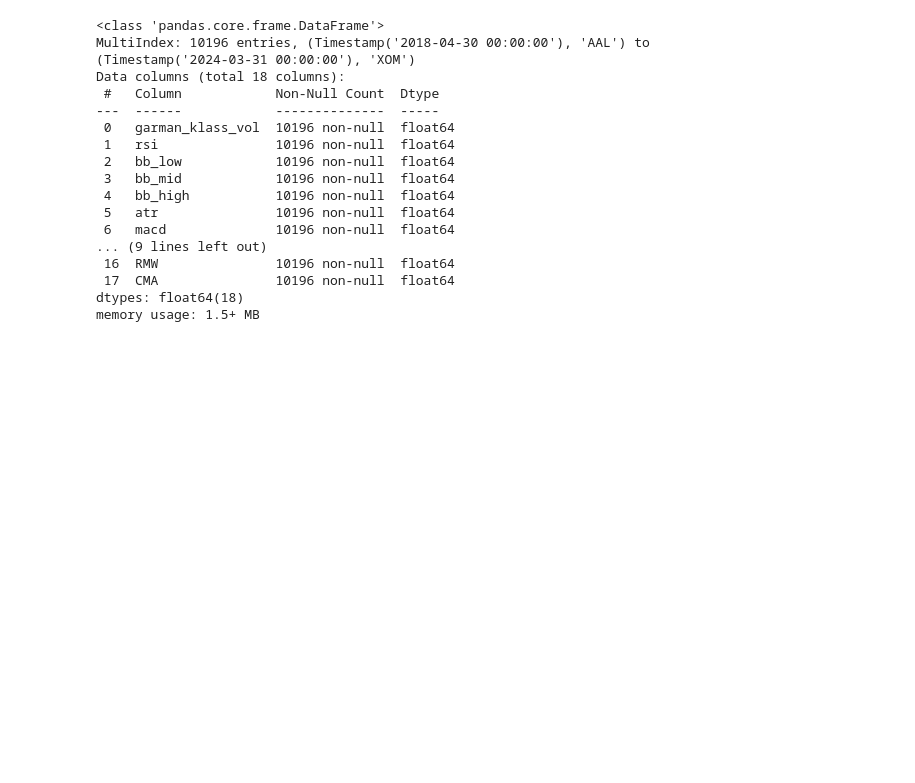
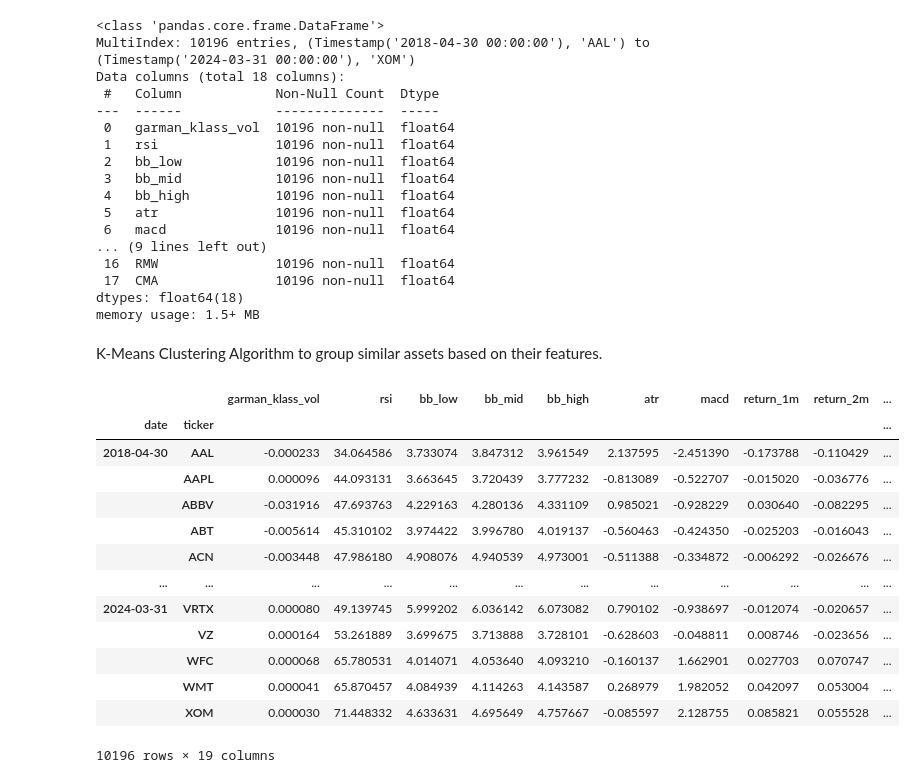
Before and after one commit to aivarasmink/ptu20_ml_reinforcement, a Jupyter notebook: ml_trading/trading_ml.ipynb, the cells around one changed output. Drawn from its saved outputs; the diff is of its cells as text; code cells hidden in the pictures; blank space fills up the shorter version.

```diff
--- a/ml_trading/trading_ml.ipynb
+++ b/ml_trading/trading_ml.ipynb
@@ -376,3 +376,38 @@ Data columns (total 18 columns):
  17  CMA               10196 non-null  float64
 dtypes: float64(18)
 memory usage: 1.5+ MB
+# %% [markdown]
+K-Means Clustering Algorithm to group similar assets based on their features.
+# %%
+from sklearn.cluster import KMeans
+
+# Check if 'cluster' column exists before dropping it
+if 'cluster' in data.columns:
+    data = data.drop('cluster', axis=1)
+
+def get_clusters(df):
+    try:
+        kmeans = KMeans(n_clusters=4, random_state=0)
+        df['cluster'] = kmeans.fit(df).labels_
+    except Exception as e:
+        print("Error occurred during clustering:", e)
+    return df
+
+data = data.dropna().groupby('date', group_keys=False).apply(get_clusters)
+
+data
+# %% [output]
+|  |  | garman_klass_vol | rsi | bb_low | bb_mid | bb_high | atr | macd | return_1m | return_2m | ... |
+| date | ticker |  |  |  |  |  |  |  |  |  | ... |
+| 2018-04-30 | AAL | -0.000233 | 34.064586 | 3.733074 | 3.847312 | 3.961549 | 2.137595 | -2.451390 | -0.173788 | -0.110429 | ... |
+|  | AAPL | 0.000096 | 44.093131 | 3.663645 | 3.720439 | 3.777232 | -0.813089 | -0.522707 | -0.015020 | -0.036776 | ... |
+|  | ABBV | -0.031916 | 47.693763 | 4.229163 | 4.280136 | 4.331109 | 0.985021 | -0.928229 | 0.030640 | -0.082295 | ... |
+|  | ABT | -0.005614 | 45.310102 | 3.974422 | 3.996780 | 4.019137 | -0.560463 | -0.424350 | -0.025203 | -0.016043 | ... |
+|  | ACN | -0.003448 | 47.986180 | 4.908076 | 4.940539 | 4.973001 | -0.511388 | -0.334872 | -0.006292 | -0.026676 | ... |
+| ... | ... | ... | ... | ... | ... | ... | ... | ... | ... | ... | ... |
+| 2024-03-31 | VRTX | 0.000080 | 49.139745 | 5.999202 | 6.036142 | 6.073082 | 0.790102 | -0.938697 | -0.012074 | -0.020657 | ... |
+|  | VZ | 0.000164 | 53.261889 | 3.699675 | 3.713888 | 3.728101 | -0.628603 | -0.048811 | 0.008746 | -0.023656 | ... |
+|  | WFC | 0.000068 | 65.780531 | 4.014071 | 4.053640 | 4.093210 | -0.160137 | 1.662901 | 0.027703 | 0.070747 | ... |
+|  | WMT | 0.000041 | 65.870457 | 4.084939 | 4.114263 | 4.143587 | 0.268979 | 1.982052 | 0.042097 | 0.053004 | ... |
+|  | XOM | 0.000030 | 71.448332 | 4.633631 | 4.695649 | 4.757667 | -0.085597 | 2.128755 | 0.085821 | 0.055528 | ... |
+10196 rows × 19 columns
```
Also changed, not shown: parts of 12 cells of this notebook.
